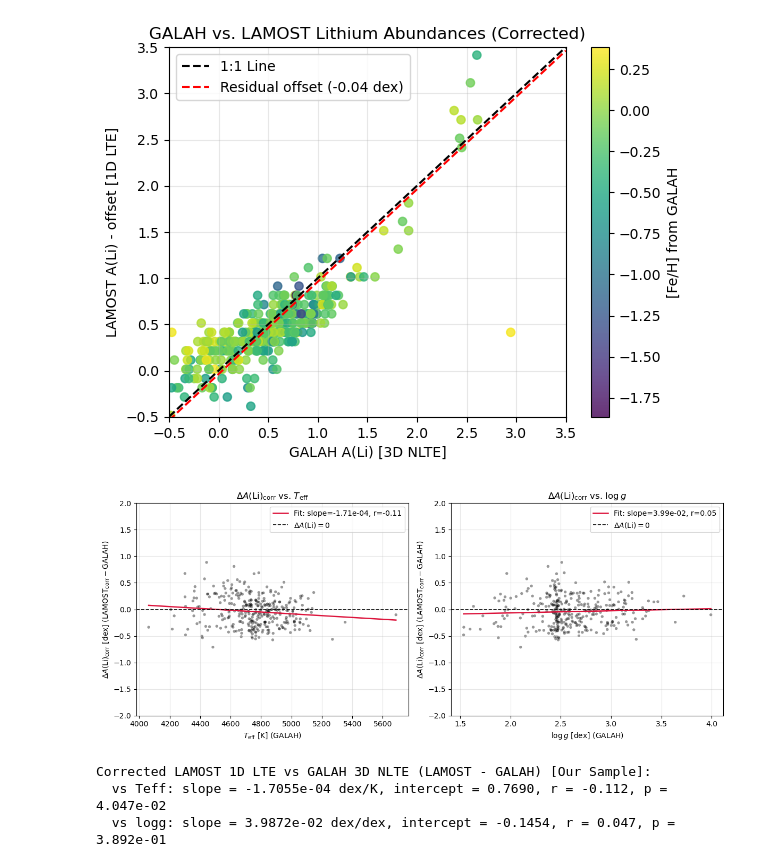
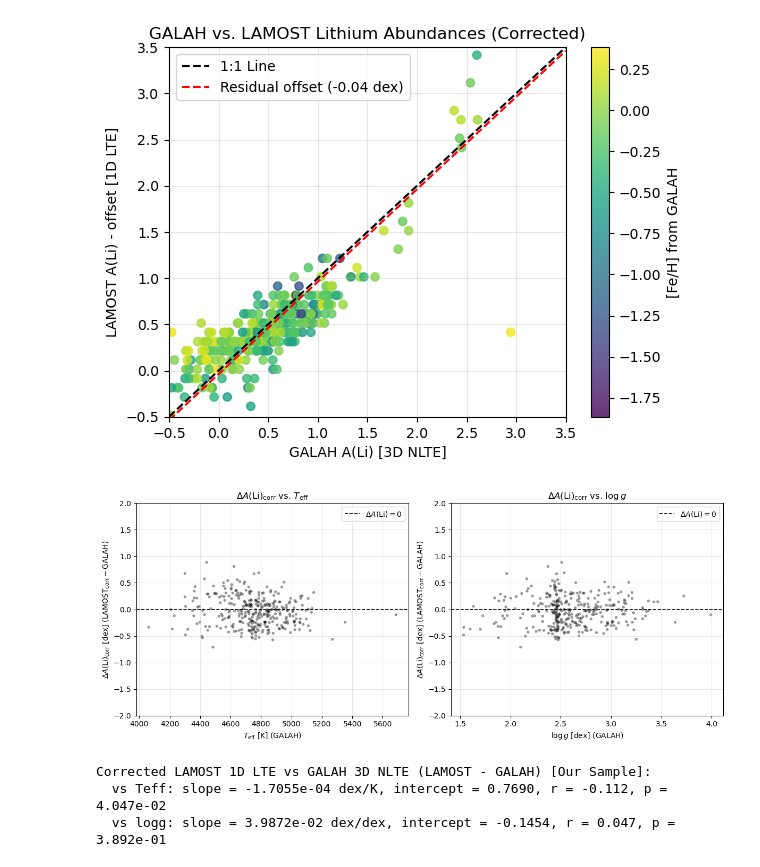
Before and after one commit to juanpabloidarraga/master_thesis, a Jupyter notebook: code/Sidequests/offset_galah_and_lamost.ipynb, the cells around one changed output. Cells and saved outputs as stored; diff of their text form; code cells hidden in the pictures.

```diff
--- a/code/Sidequests/offset_galah_and_lamost.ipynb
+++ b/code/Sidequests/offset_galah_and_lamost.ipynb
@@ -1454,11 +1458,11 @@ ax1.scatter(
     alpha=0.4,
     edgecolors='none',
 )
-ax1.plot(
+"""ax1.plot(
     x_t, res_t.intercept + res_t.slope * x_t,
     color='crimson', lw=1.8,
     label=f'Fit: slope={res_t.slope:.2e}, r={res_t.rvalue:.2f}',
-)
+)"""
 ax1.axhline(0, color='k', linestyle='--', lw=1.2, label=r'$\Delta A(\mathrm{Li}) = 0$')
 ax1.set_xlabel(r'$T_{\mathrm{eff}}\ \mathrm{[K]}$ (GALAH)')
 ax1.set_ylabel(r'$\Delta A(\mathrm{Li})_{\mathrm{corr}}\ \mathrm{[dex]}\ (\mathrm{LAMOST_{corr} - GALAH})$')
@@ -1471,36 +1475,36 @@ ax1.legend(loc='upper right')
 mask_g = K2_GALAH_x_k2_LAMOST['logg'].notna() & K2_GALAH_x_k2_LAMOST['delta_a_li_corrected'].notna()
 res_g = stats.linregress(K2_GALAH_x_k2_LAMOST.loc[mask_g, 'logg'], K2_GALAH_x_k2_LAMOST.loc[mask_g, 'delta_a_li_corrected'])
 x_g = np.linspace(K2_GALAH_x_k2_LAMOST.loc[mask_g, 'logg'].min(), K2_GALAH_x_k2_LAMOST.loc[mask_g, 'logg'].max(), 100)
 
 ax2.scatter(
     K2_GALAH_x_k2_LAMOST['logg'],
     K2_GALAH_x_k2_LAMOST['delta_a_li_corrected'],
     color='black',
     s=15,
     alpha=0.4,
     edgecolors='none',
 )
-ax2.plot(
+"""ax2.plot(
     x_g, res_g.intercept + res_g.slope * x_g,
     color='crimson', lw=1.8,
     label=f'Fit: slope={res_g.slope:.2e}, r={res_g.rvalue:.2f}',
-)
+)"""
 ax2.axhline(0, color='k', linestyle='--', lw=1.2, label=r'$\Delta A(\mathrm{Li}) = 0$')
 ax2.set_xlabel(r'$\log g\ \mathrm{[dex]}$ (GALAH)')
 ax2.set_ylabel(r'$\Delta A(\mathrm{Li})_{\mathrm{corr}}\ \mathrm{[dex]}\ (\mathrm{LAMOST_{corr} - GALAH})$')
 ax2.set_title(r'$\Delta A(\mathrm{Li})_{\mathrm{corr}}$ vs. $\log g$')
 ax2.set_ylim([-2.0, 2.0])
 ax2.grid(True, alpha=0.3)
 ax2.legend(loc='upper right')
 
 plt.tight_layout()
 plt.show()
 
 print(f"Corrected LAMOST 1D LTE vs GALAH 3D NLTE (LAMOST - GALAH) [Our Sample]:")
 print(f"  vs Teff: slope = {res_t.slope:.4e} dex/K, intercept = {res_t.intercept:.4f}, r = {res_t.rvalue:.3f}, p = {res_t.pvalue:.3e}")
 print(f"  vs logg: slope = {res_g.slope:.4e} dex/dex, intercept = {res_g.intercept:.4f}, r = {res_g.rvalue:.3f}, p = {res_g.pvalue:.3e}")
 # %% [output]
-[figure, old version]
+[figure, new version]
 Corrected LAMOST 1D LTE vs GALAH 3D NLTE (LAMOST - GALAH) [Our Sample]:
   vs Teff: slope = -1.7055e-04 dex/K, intercept = 0.7690, r = -0.112, p = 4.047e-02
   vs logg: slope = 3.9872e-02 dex/dex, intercept = -0.1454, r = 0.047, p = 3.892e-01
```
Also changed, not shown: parts of 3 cells of this notebook, 22 other files.
